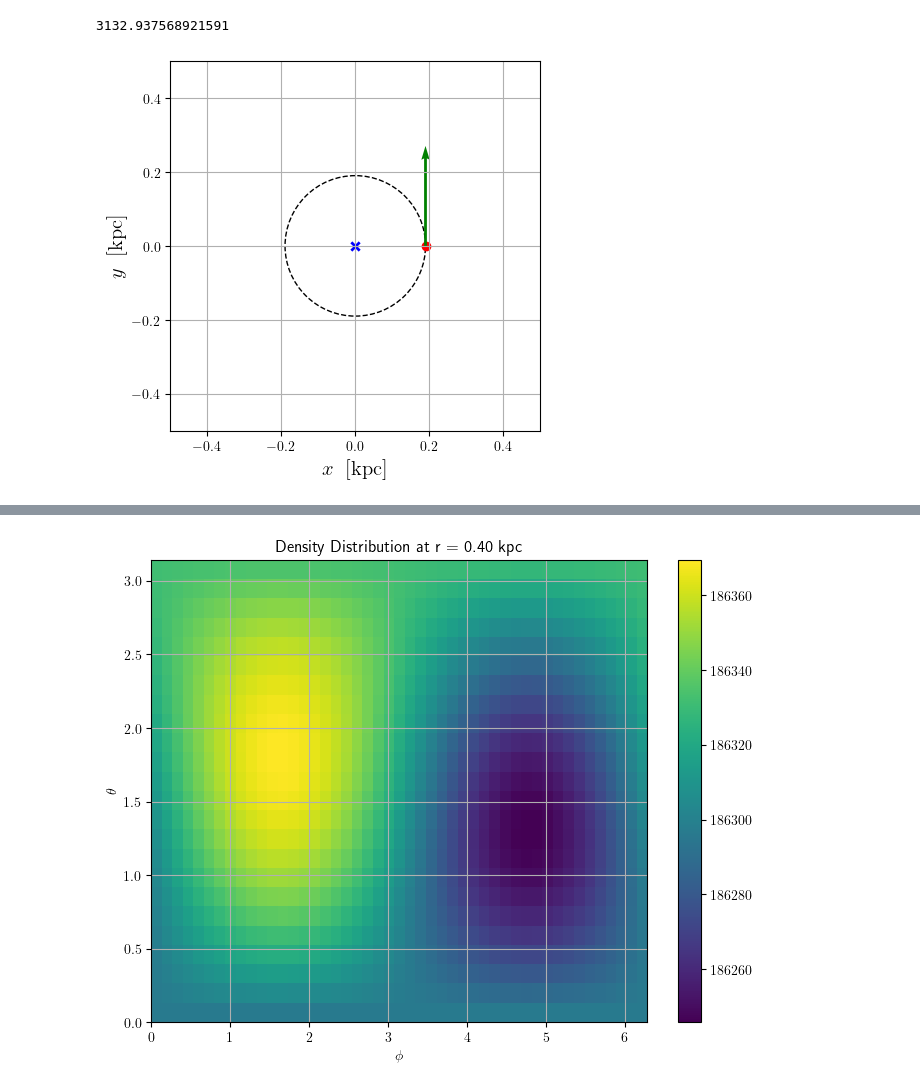
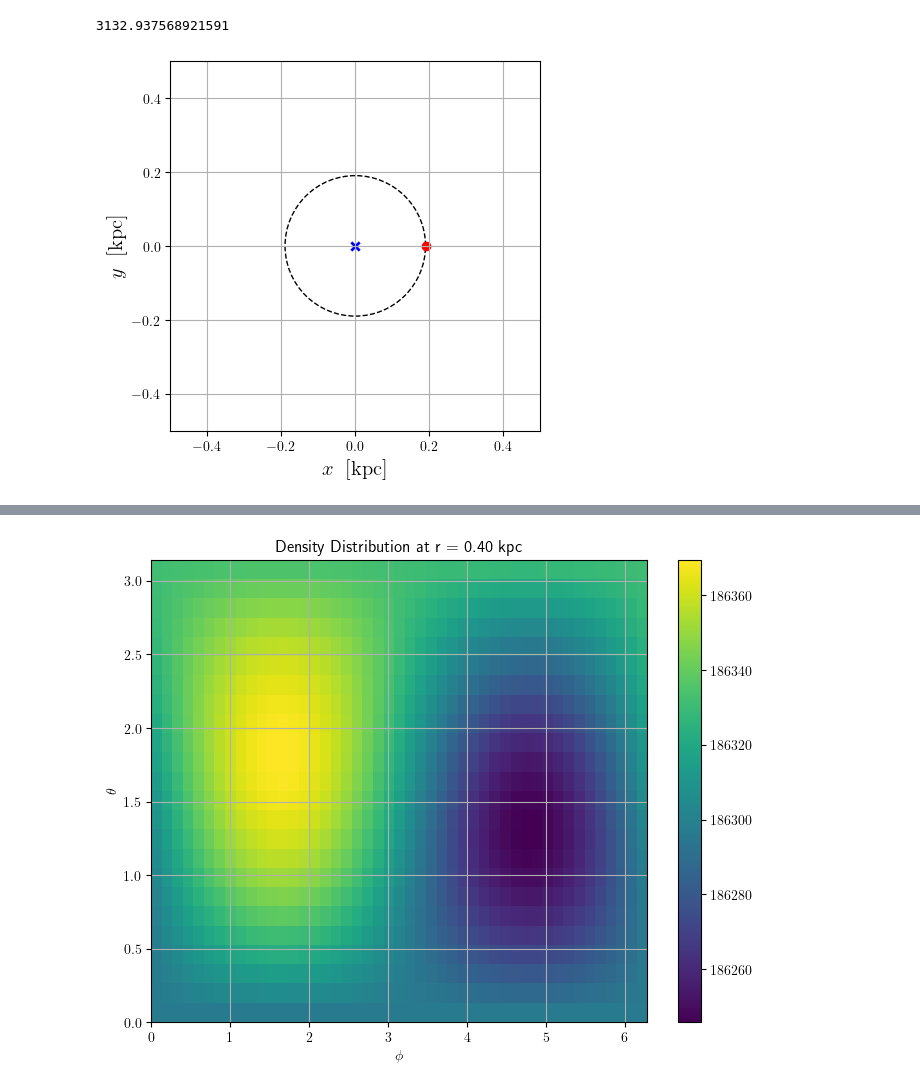
Before and after one commit to jdarne22/jaxsp, a Jupyter notebook: Adding_stellar_masses/Stellar_simulation_t_dep.ipynb, the cells around one changed output, grey strips where cells are left out. Drawn from its saved outputs; the diff is of its cells as text; code cells hidden in the pictures.

```diff
--- a/Adding_stellar_masses/Stellar_simulation_t_dep.ipynb
+++ b/Adding_stellar_masses/Stellar_simulation_t_dep.ipynb
@@ -207,35 +213,25 @@ print(dt_De_B * u.to_Gyr)
 # %%
 r_orbit = 0.19 * u.from_Kpc
 
 init_pos = np.array([r_orbit, 0, 0]) #Starting as position (r_vir, 0, 0) = (x, y, z)
-
-#at r_orbit, need to find value of the force from the wavefunction potential
-
-acc_mag = SSF.Find_acc_mag_from_Phi(r, Phi_psi, r_orbit)
-
-init_vel = np.sqrt(acc_mag * r_orbit) * np.array([0, 1, 0]) #Circular orbit velocity (vx, vy, vz)
-
-init_pos_sph = SSF.Cartesian_to_sph(init_pos[0], init_pos[1], init_pos[2])
-init_vel_sph = SSF.Cartesian_to_sph_vel(init_pos[0], init_pos[1], init_pos[2], init_vel[0], init_vel[1], init_vel[2])
 
 orbit = plt.Circle((0, 0), r_orbit * u.to_Kpc, color='black', fill=False, linestyle='--', label='Star Orbit')
 fig, ax = plt.subplots()
 
 ax.add_patch(orbit)
 ax.set_xlim(-0.5 , 0.5)
 ax.set_ylim(-0.5 , 0.5)
 
 ax.set_aspect('equal', adjustable='box')
 
 plt.scatter(r_orbit * u.to_Kpc, 0, color='red', label='Star Initial Position')
 plt.scatter(0, 0, color='blue', label='Halo Center', marker='x')
-plt.quiver(r_orbit * u.to_Kpc, 0, 0, init_vel[1] * u.to_kms, label='Star Initial Velocity', angles='xy', scale_units='xy', scale=10, color='green')
 
 ax.set_xlabel(r"$x \;\;\mathrm{[kpc]}$", fontsize = 15)
 ax.set_ylabel(r"$y \;\;\mathrm{[kpc]}$", fontsize = 15)
 plt.show()
 # %% [output]
-[figure, old version]
+[figure, new version]
 # %%
 importlib.reload(SSF)
 
```
Also changed, not shown: parts of 29 cells of this notebook, 7 other files.
